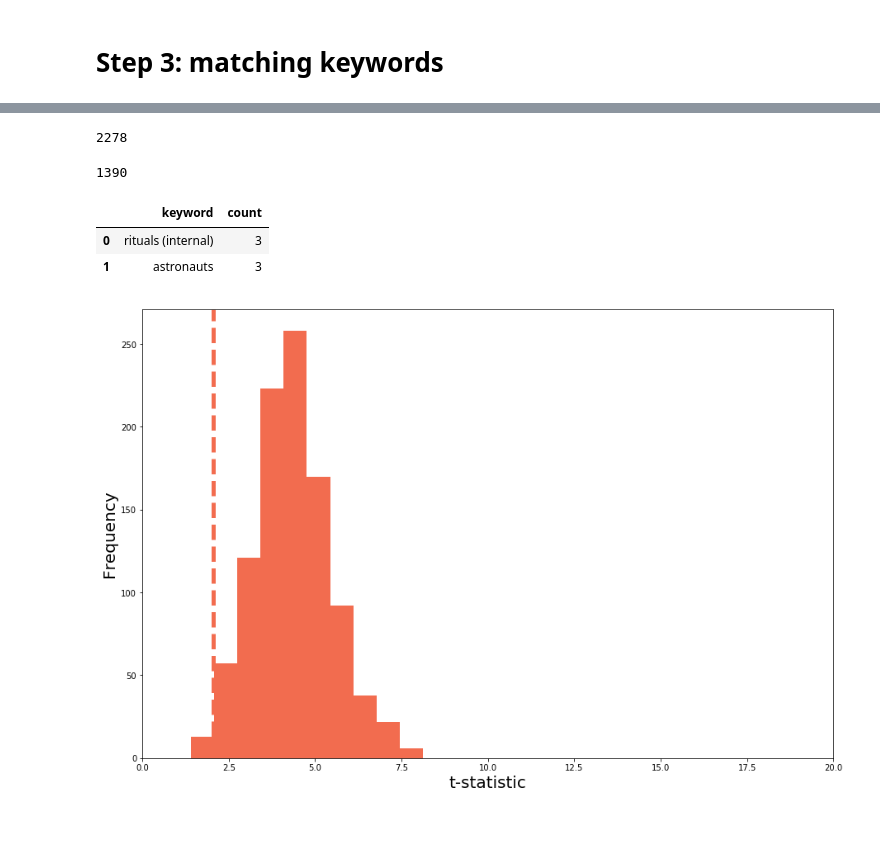
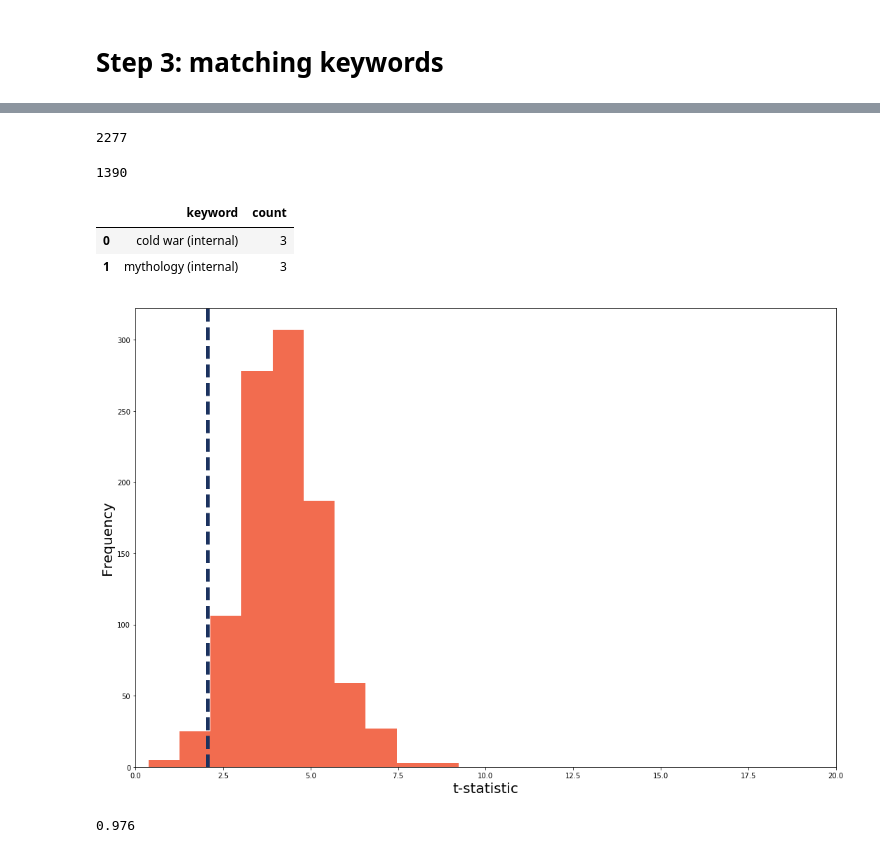
Before and after one commit to rmaia/eccentrip, a Jupyter notebook: doc2vec_validation.ipynb, the cells around one changed output, grey strips where cells are left out. Drawn from its saved outputs; the diff is of its cells as text; code cells hidden in the pictures; blank space fills up the shorter version.

```diff
--- a/doc2vec_validation.ipynb
+++ b/doc2vec_validation.ipynb
@@ -20,7 +20,7 @@ import matplotlib.pyplot as plt
 numcores = multiprocessing.cpu_count()
 numcores = 3
 # %%
-model = Doc2Vec.load('data/model-week4b')
+model = Doc2Vec.load('data/model-week4-clean')
 # %% [markdown]
 # Step 1: t-SNE
 # %%
@@ -99,7 +97,7 @@ plt.show()
 # %%
 from scipy import stats
 # %%
-aotable = pickle.load(open('data/AOmasterdata-nodup-week4b', 'rb'))
+aotable = pickle.load(open('data/AOmasterdata-nodup-week4-clean', 'rb'))
 
 aotable.head(3)
 # %% [output]
@@ -196,7 +194,7 @@ keystable = keystable.sort_values(by='count', ascending=True).reset_index(drop=T
 
 len(keystable)
 # %% [output]
-2278
+2277
 # %%
 # Get only keywords with more than 3 matches
 keystable = keystable[keystable['count'] > 2].reset_index(drop=True)
@@ -208,8 +206,8 @@ len(keystable)
 keystable.head(2)
 # %% [output]
 |  | keyword | count |
-| 0 | rituals (internal) | 3 |
-| 1 | astronauts | 3 |
+| 0 | cold war (internal) | 3 |
+| 1 | mythology (internal) | 3 |
 # %%
 key_t = []
 key_p = []
@@ -242,12 +240,16 @@ for j in range(1000):
 # %%
 plt.figure(figsize=(15, 10))
 plt.hist(key_t, color='#f26c4fff')
 plt.xlim(0,20)
-plt.axvline(x=2.06, linestyle='--', linewidth=5, color='#f26c4fff')
+plt.axvline(x=2.06, linestyle='--', linewidth=5, color='#1b325fff')
 plt.xlabel('t-statistic', fontsize=20)
 plt.ylabel('Frequency', fontsize=20)
 plt.tight_layout()
 plt.savefig('fig/VAL_keyword.jpg', format='jpg', dpi=300)
 plt.show()
 # %% [output]
-[figure, old version]
+[figure, new version]
+# %%
+np.mean([x < 0.05 for x in key_p])
+# %% [output]
+0.976
```
Also changed, not shown: parts of 7 cells of this notebook, 2 other files.
